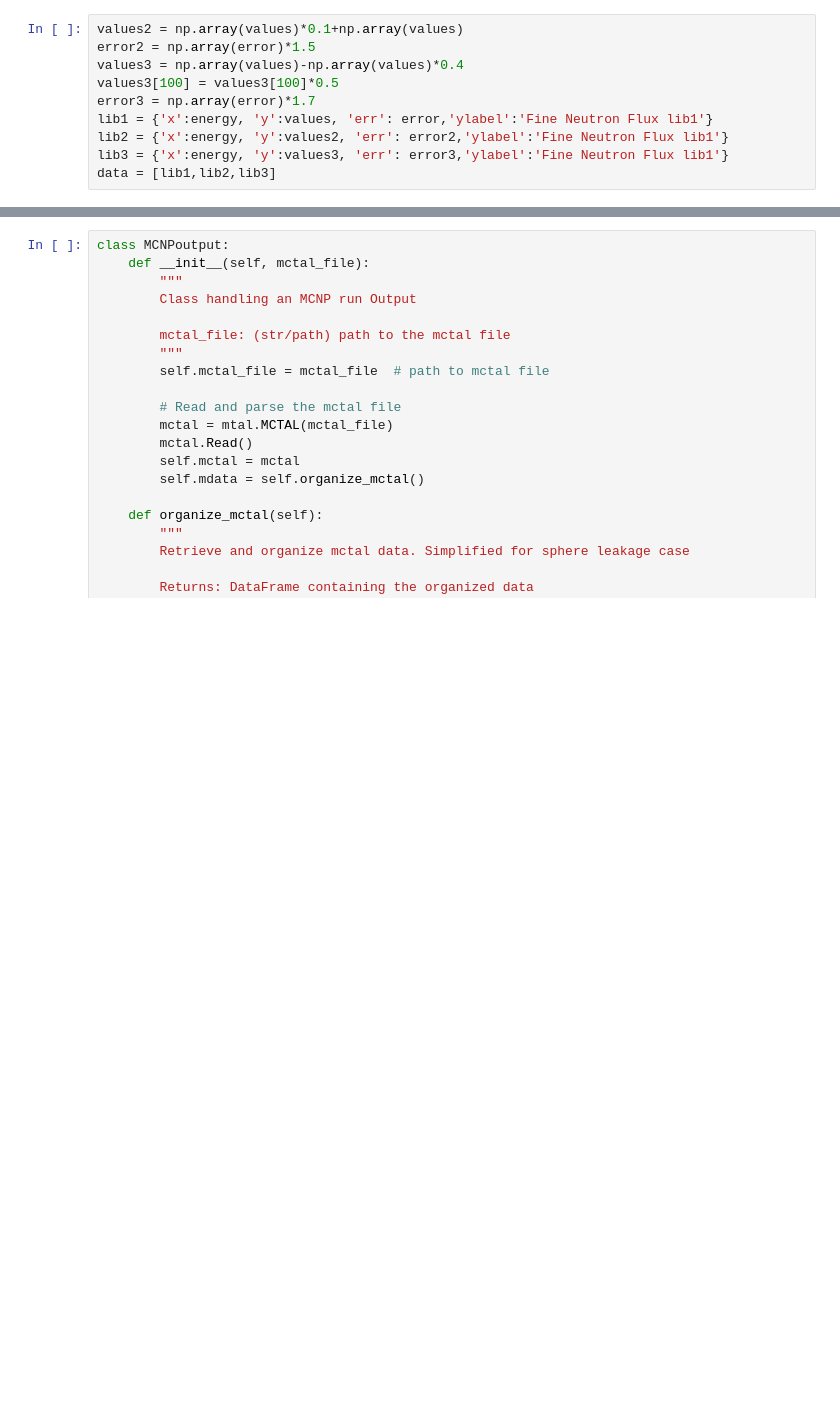
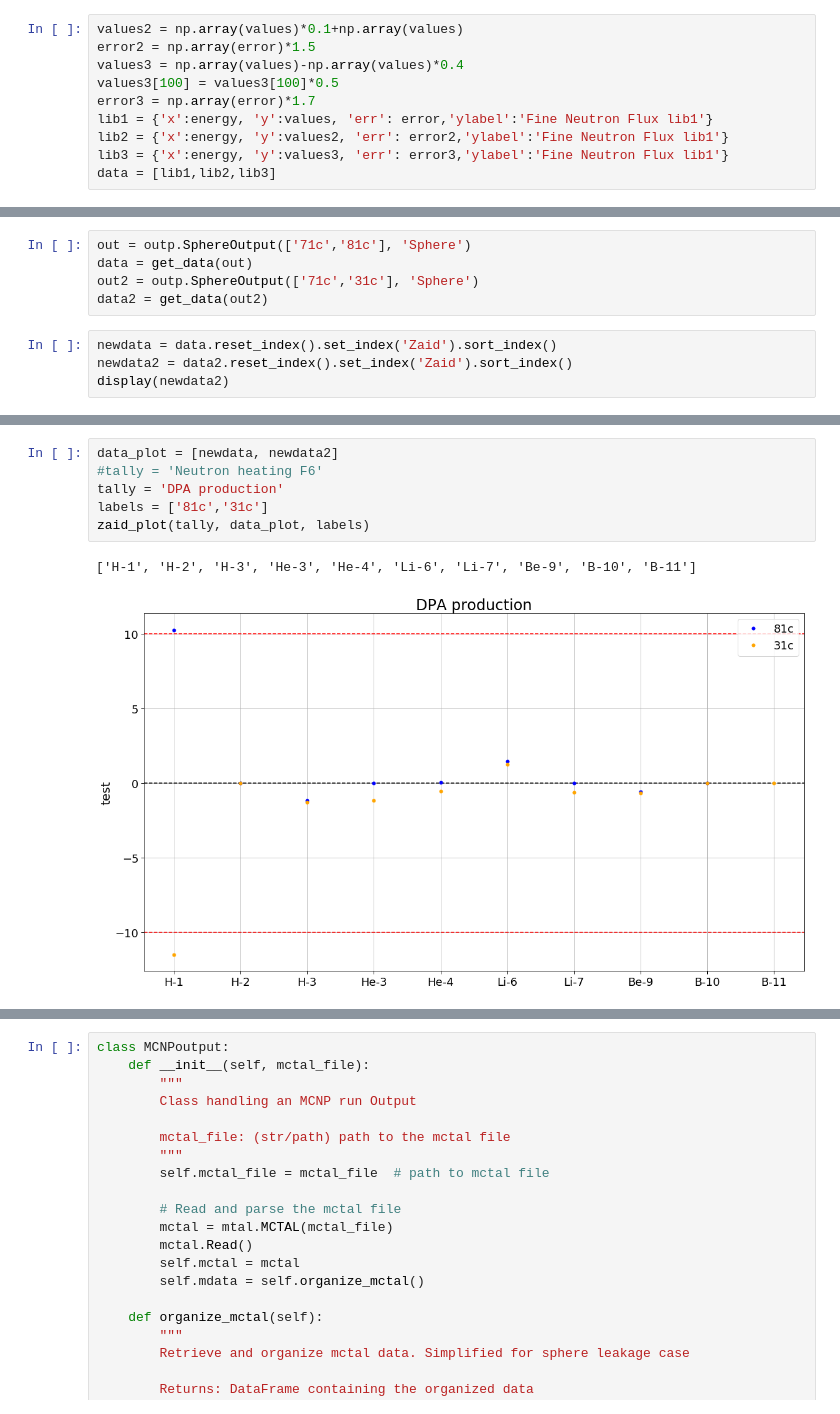
Before and after one commit to JADE-V-V/JADE, a Jupyter notebook: Untitled.ipynb, the cells around one changed output, grey strips where cells are left out. Cells and saved outputs as stored; diff of their text form; blank space fills up the shorter version.

```diff
--- a/Untitled.ipynb
+++ b/Untitled.ipynb
@@ -178,0 +242,9 @@ mctal_file = r'C:\Users\laghi\Documents\03_dottorato\04_F4E\01_JADE\Tests\01_MCN
+# %%
+out = outp.SphereOutput(['71c','81c'], 'Sphere')
+data = get_data(out)
+out2 = outp.SphereOutput(['71c','31c'], 'Sphere')
+data2 = get_data(out2)
+# %%
+newdata = data.reset_index().set_index('Zaid').sort_index()
+newdata2 = data2.reset_index().set_index('Zaid').sort_index()
+display(newdata2)
@@ -178,0 +338,9 @@ mctal_file = r'C:\Users\laghi\Documents\03_dottorato\04_F4E\01_JADE\Tests\01_MCN
+# %%
+data_plot = [newdata, newdata2]
+#tally = 'Neutron heating F6'
+tally = 'DPA production'
+labels = ['81c','31c']
+zaid_plot(tally, data_plot, labels)
+# %% [output]
+['H-1', 'H-2', 'H-3', 'He-3', 'He-4', 'Li-6', 'Li-7', 'Be-9', 'B-10', 'B-11']
+[figure, added]
```
Also changed, not shown: parts of 19 cells of this notebook, 8 other files.
